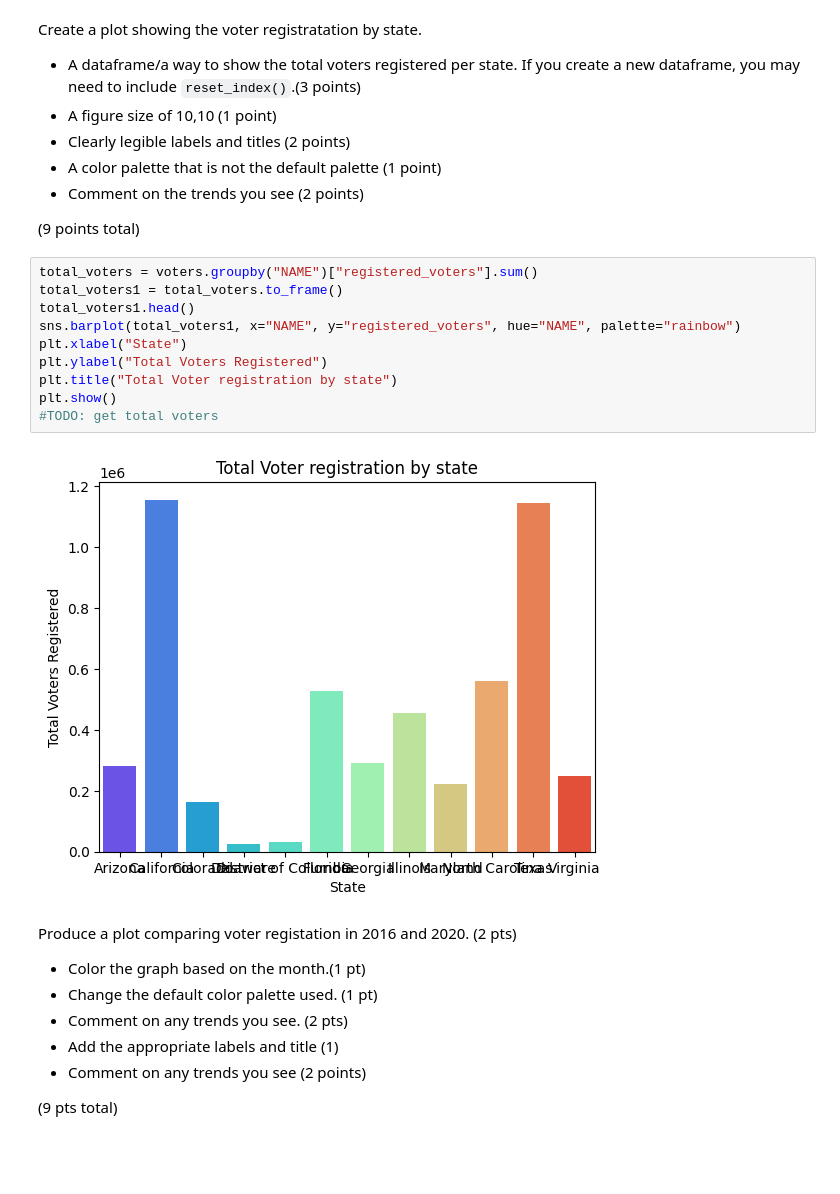
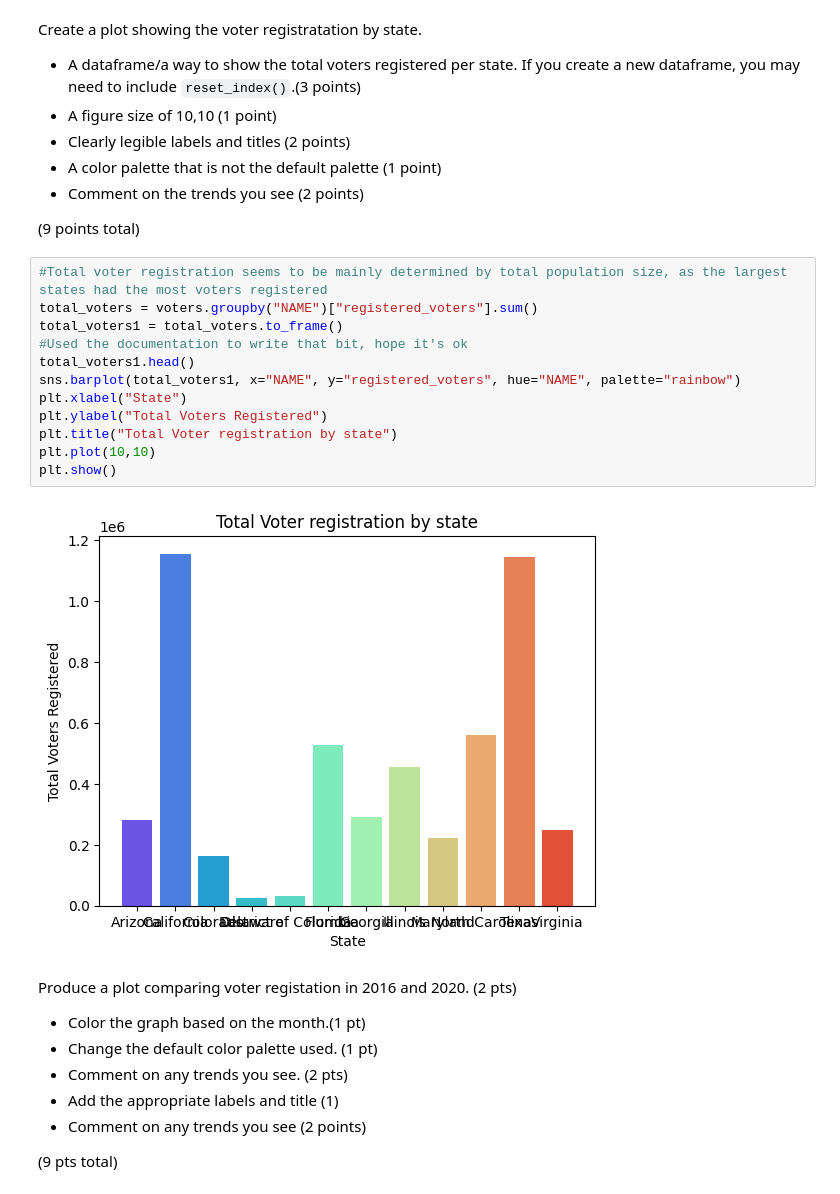
Before and after one commit to JacobKranich/Data-Midterm2, a Jupyter notebook: Jacob_Kranich_Midterm_Project_325_Spring.ipynb, the cells around one changed output. Drawn from its saved outputs; the diff is of its cells as text; blank space fills up the shorter version.

```diff
--- a/Jacob_Kranich_Midterm_Project_325_Spring.ipynb
+++ b/Jacob_Kranich_Midterm_Project_325_Spring.ipynb
@@ -167,17 +167,19 @@ Create a plot showing the voter registratation by state.
 
 (9 points total)
 # %%
+#Total voter registration seems to be mainly determined by total population size, as the largest states had the most voters registered
 total_voters = voters.groupby("NAME")["registered_voters"].sum()
 total_voters1 = total_voters.to_frame()
+#Used the documentation to write that bit, hope it's ok
 total_voters1.head()
 sns.barplot(total_voters1, x="NAME", y="registered_voters", hue="NAME", palette="rainbow")
 plt.xlabel("State")
 plt.ylabel("Total Voters Registered")
 plt.title("Total Voter registration by state")
+plt.plot(10,10)
 plt.show()
-#TODO: get total voters
 # %% [output]
-[figure, old version]
+[figure, new version]
 # %% [markdown]
 Produce a plot comparing voter registation in 2016 and 2020. (2 pts)
 * Color the graph based on the month.(1 pt)
```
Also changed, not shown: parts of 9 cells of this notebook.
